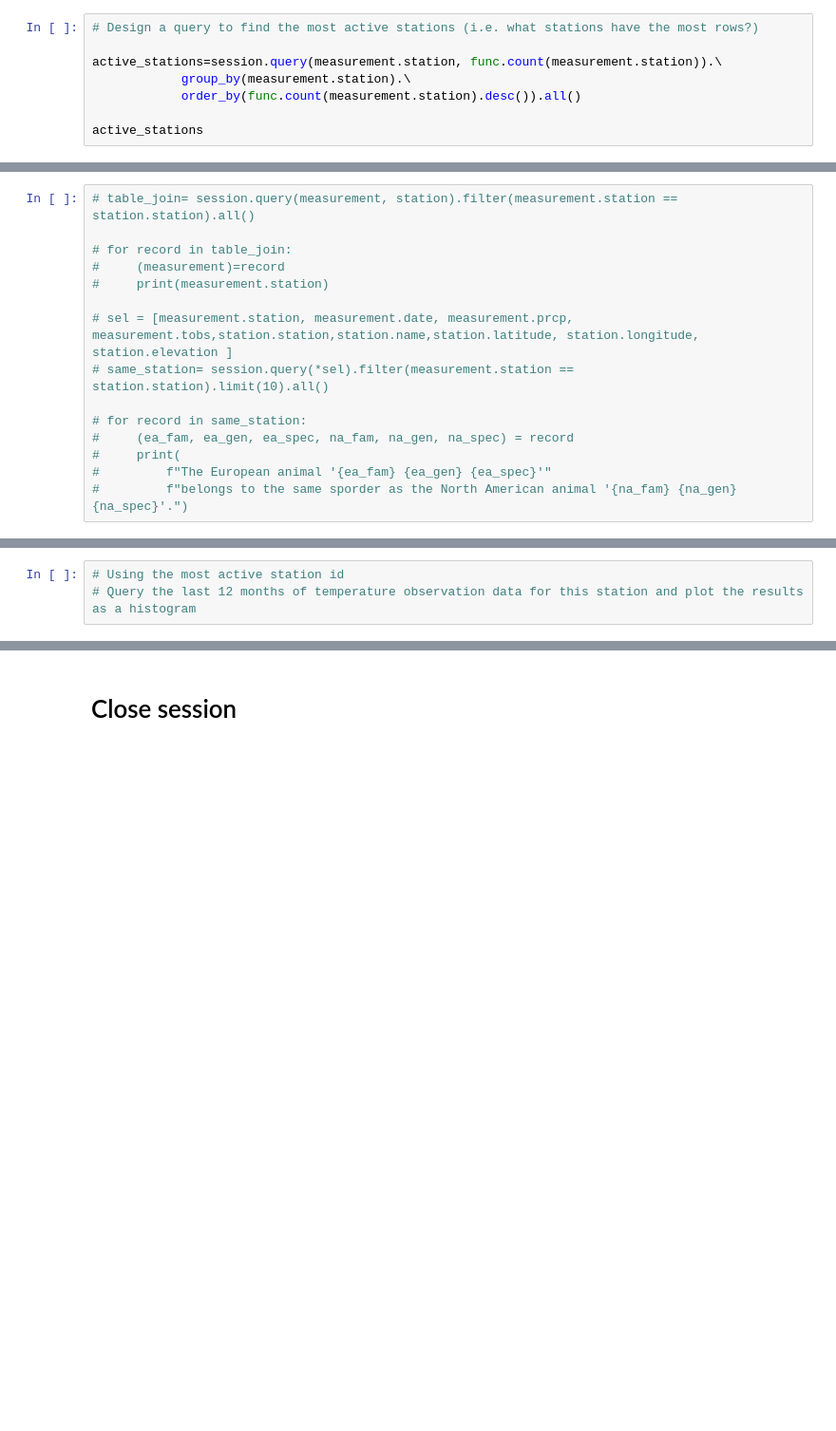
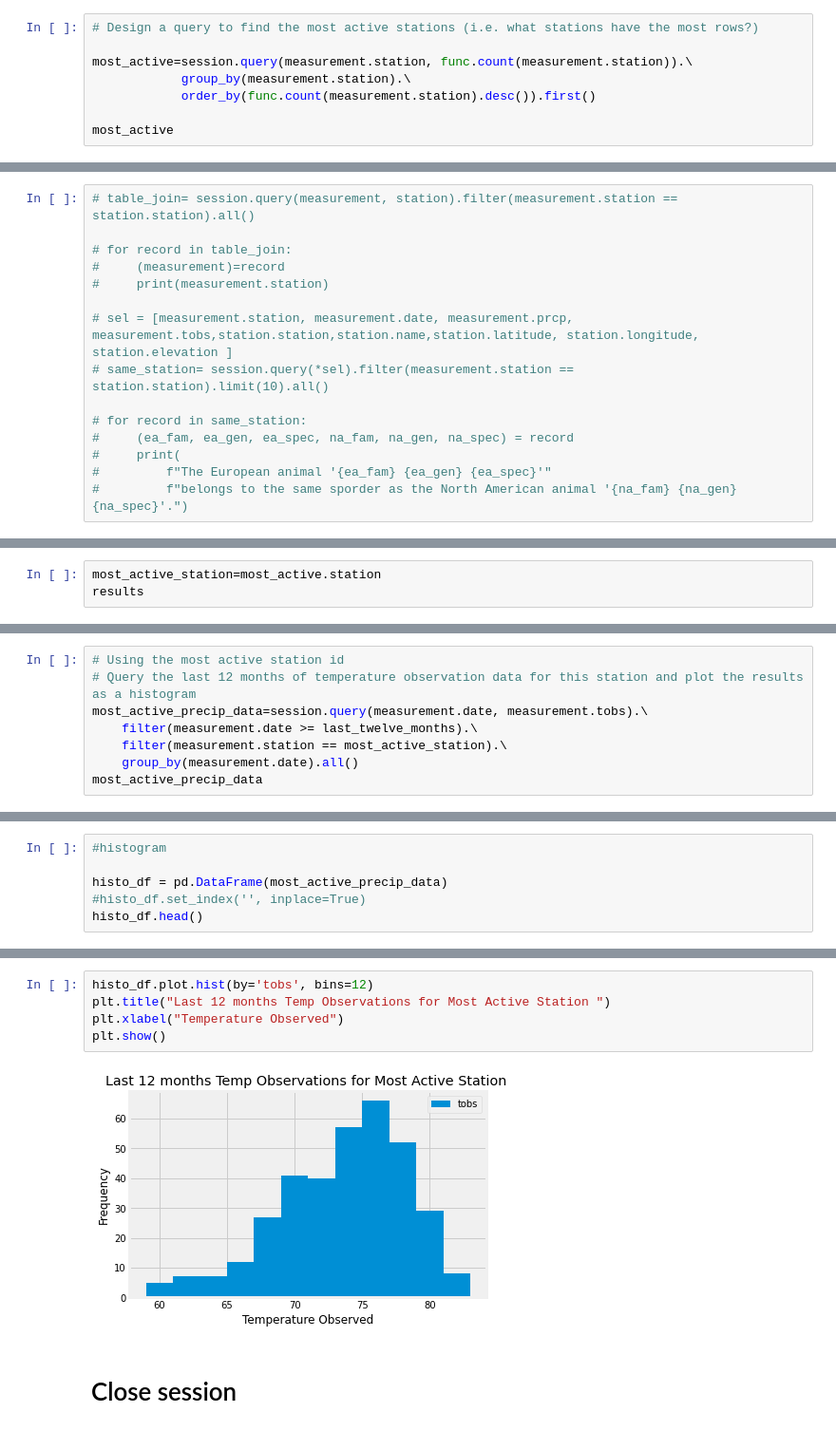
Before and after one commit to SBoyce02/sqlalchemy-challenge, a Jupyter notebook: climate_starter_SB.ipynb, the cells around one changed output, grey strips where cells are left out. Shown at 95% size. Saved outputs shown, nothing was run; the diff lists cells and outputs as text; blank space fills up the shorter version.

Commit message:
station analysis completed

```diff
--- a/climate_starter_SB.ipynb
+++ b/climate_starter_SB.ipynb
@@ -273,9 +273,9 @@ elevation FLOAT
 # %%
 # Design a query to find the most active stations (i.e. what stations have the most rows?)
 
-active_stations=session.query(measurement.station, func.count(measurement.station)).\
+most_active=session.query(measurement.station, func.count(measurement.station)).\
             group_by(measurement.station).\
-            order_by(func.count(measurement.station).desc()).all()
+            order_by(func.count(measurement.station).desc()).first()
 
-active_stations
+most_active
 # %% [output]
@@ -307,0 +315,3 @@ active_stations
+# %%
+most_active_station=most_active.station
+results
@@ -314,3 +327,8 @@ most_active
 # %%
 # Using the most active station id
 # Query the last 12 months of temperature observation data for this station and plot the results as a histogram
+most_active_precip_data=session.query(measurement.date, measurement.tobs).\
+    filter(measurement.date >= last_twelve_months).\
+    filter(measurement.station == most_active_station).\
+    group_by(measurement.date).all()
+most_active_precip_data
@@ -316,0 +353,6 @@ most_active
+# %%
+#histogram
+
+histo_df = pd.DataFrame(most_active_precip_data)
+#histo_df.set_index('', inplace=True)
+histo_df.head()
@@ -317,3 +366,10 @@ most_active
+# %%
+histo_df.plot.hist(by='tobs', bins=12)
+plt.title("Last 12 months Temp Observations for Most Active Station ")
+plt.xlabel("Temperature Observed")
+plt.show()
+# %% [output]
+[figure, added]
 # %% [markdown]
 # Close session
 # %%
```
Also changed, not shown: parts of 7 cells of this notebook.
